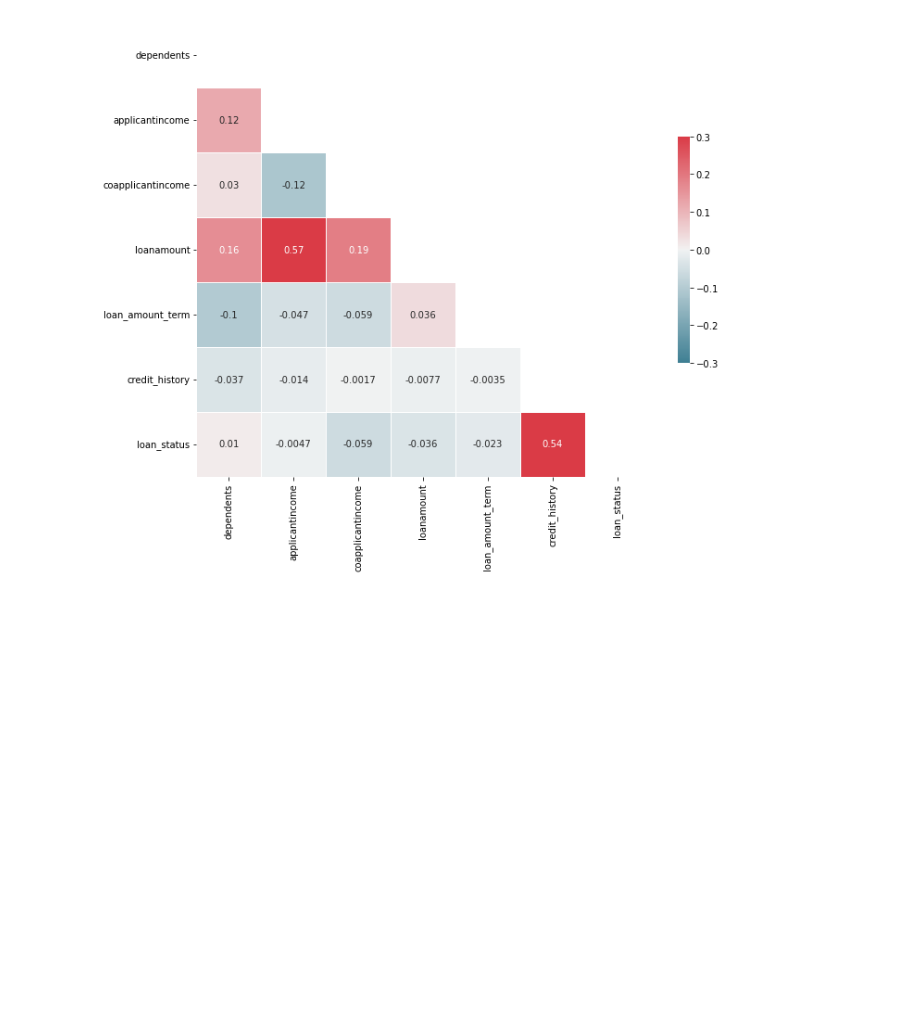
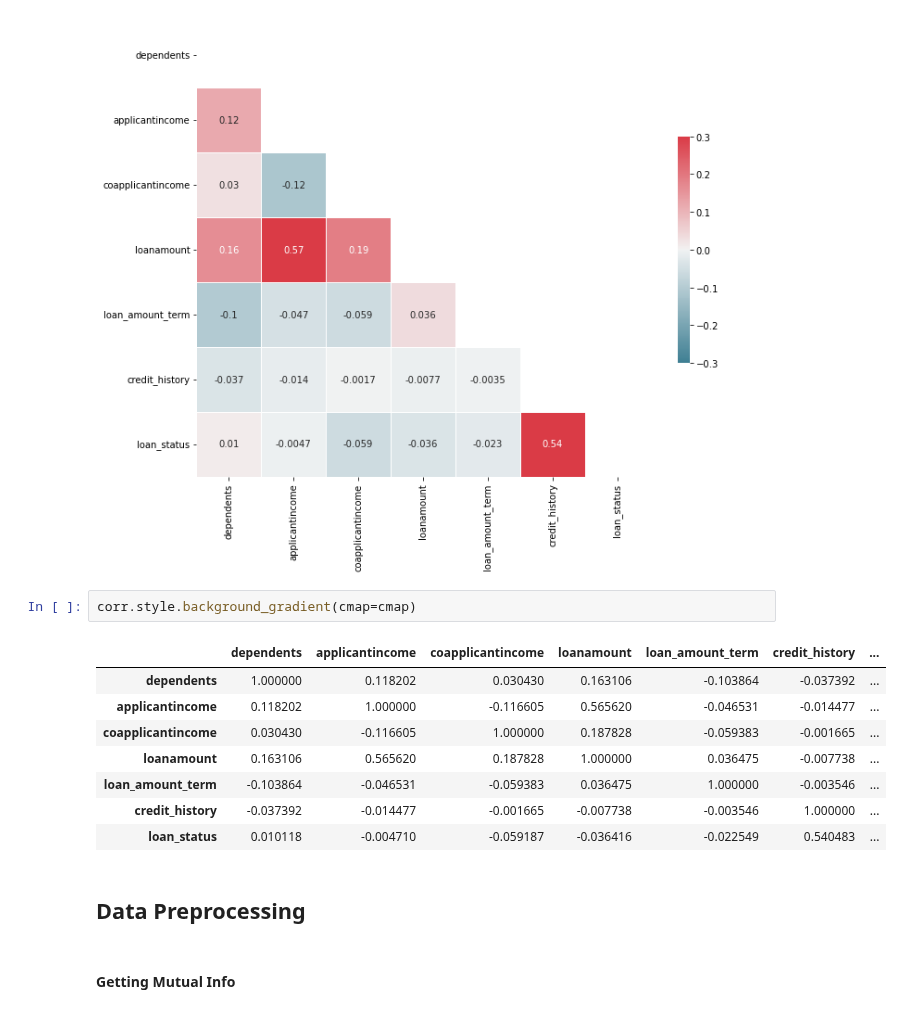
Before and after one commit to masete/Home-Loan-Approval, a Jupyter notebook: homeapproval.ipynb, the cells around one changed output. Saved outputs shown, nothing was run; the diff lists cells and outputs as text; blank space fills up the shorter version.

```diff
--- a/homeapproval.ipynb
+++ b/homeapproval.ipynb
@@ -1144,3 +1144,18 @@ sns.heatmap(corr,
             cbar_kws={"shrink": .5});
 # %% [output]
 [figure]
+# %%
+corr.style.background_gradient(cmap=cmap)
+# %% [output]
+|  | dependents | applicantincome | coapplicantincome | loanamount | loan_amount_term | credit_history | ... |
+| dependents | 1.000000 | 0.118202 | 0.030430 | 0.163106 | -0.103864 | -0.037392 | ... |
+| applicantincome | 0.118202 | 1.000000 | -0.116605 | 0.565620 | -0.046531 | -0.014477 | ... |
+| coapplicantincome | 0.030430 | -0.116605 | 1.000000 | 0.187828 | -0.059383 | -0.001665 | ... |
+| loanamount | 0.163106 | 0.565620 | 0.187828 | 1.000000 | 0.036475 | -0.007738 | ... |
+| loan_amount_term | -0.103864 | -0.046531 | -0.059383 | 0.036475 | 1.000000 | -0.003546 | ... |
+| credit_history | -0.037392 | -0.014477 | -0.001665 | -0.007738 | -0.003546 | 1.000000 | ... |
+| loan_status | 0.010118 | -0.004710 | -0.059187 | -0.036416 | -0.022549 | 0.540483 | ... |
+# %% [markdown]
+## Data Preprocessing
+# %% [markdown]
+#### Getting Mutual Info
```
